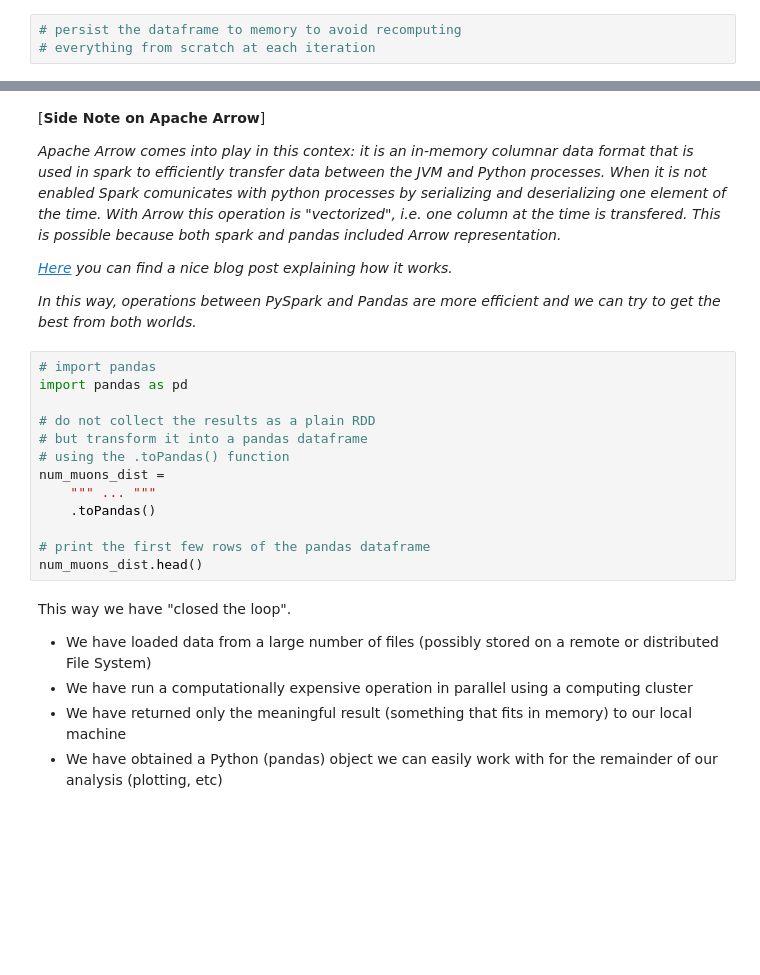
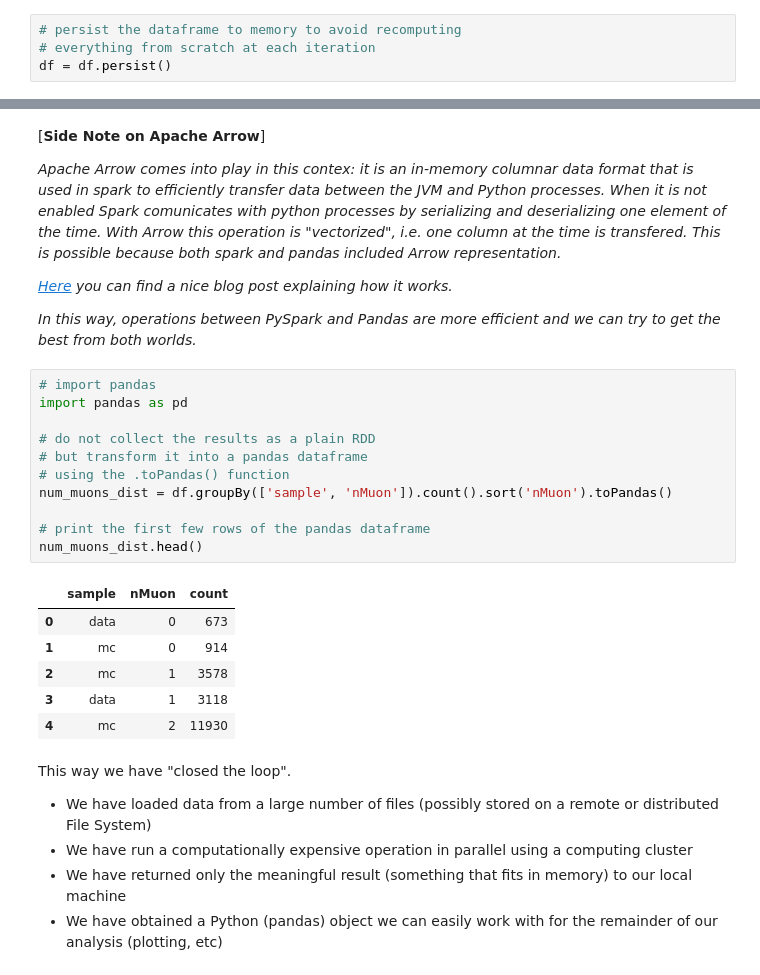
Before and after one commit to andreamarchetti03/MAPD-B, a Jupyter notebook: spark/notebooks/Lecture2.ipynb, the cells around one changed output, grey strips where cells are left out. Saved outputs shown, nothing was run; the diff lists cells and outputs as text; blank space fills up the shorter version.

```diff
--- a/spark/notebooks/Lecture2.ipynb
+++ b/spark/notebooks/Lecture2.ipynb
@@ -428,6 +449,7 @@ We can however place the DataFrame in memory as for the RDD.
 # %%
 # persist the dataframe to memory to avoid recomputing
 # everything from scratch at each iteration
+df = df.persist()
 # %% [markdown]
 We have already mentioned this but it's important: `persist` is not an in-place operation.
 
@@ -487,16 +523,21 @@ _In this way, operations between PySpark and Pandas are more efficient and we ca
 # %%
 # import pandas
 import pandas as pd
 
 # do not collect the results as a plain RDD
 # but transform it into a pandas dataframe
 # using the .toPandas() function
-num_muons_dist =
-    """ ... """
-    .toPandas()
+num_muons_dist = df.groupBy(['sample', 'nMuon']).count().sort('nMuon').toPandas()
 
 # print the first few rows of the pandas dataframe
 num_muons_dist.head()
+# %% [output]
+|  | sample | nMuon | count |
+| 0 | data | 0 | 673 |
+| 1 | mc | 0 | 914 |
+| 2 | mc | 1 | 3578 |
+| 3 | data | 1 | 3118 |
+| 4 | mc | 2 | 11930 |
 # %% [markdown]
 This way we have "closed the loop".
 
```
Also changed, not shown: parts of 20 cells of this notebook.
